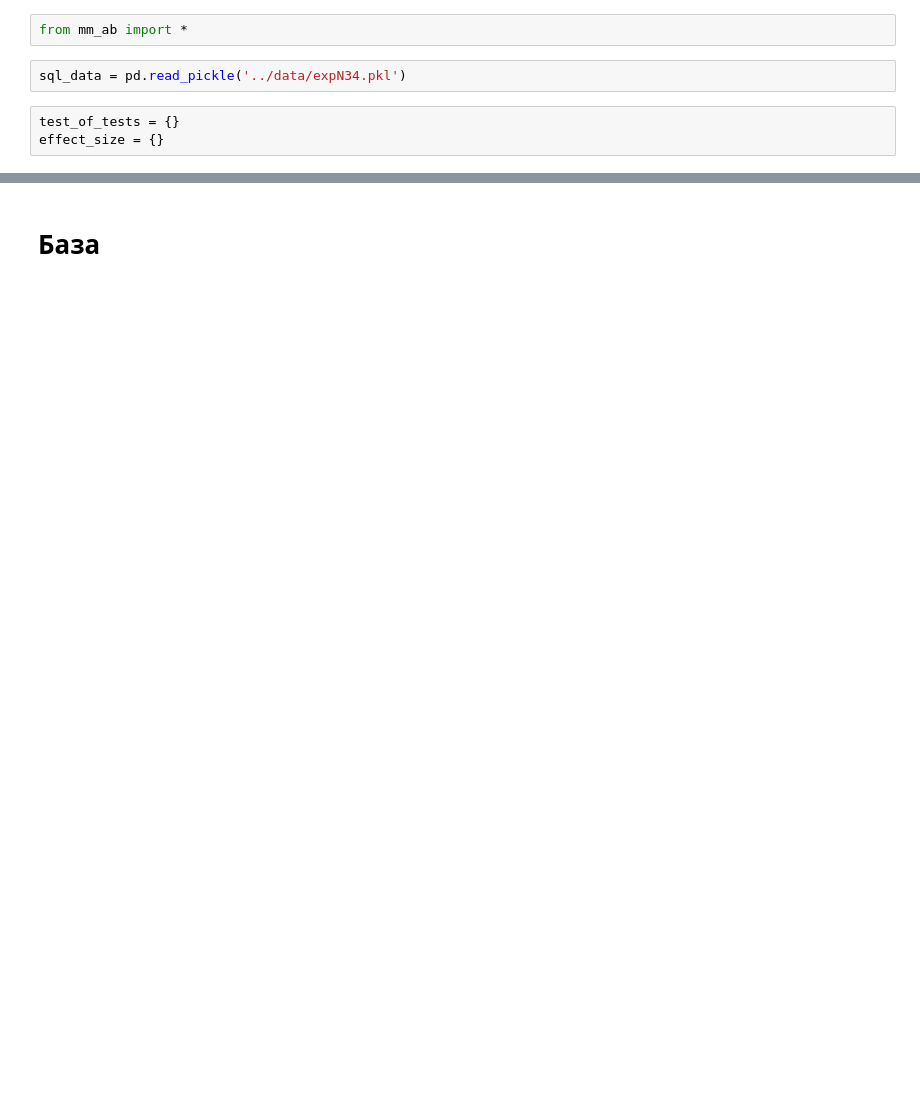
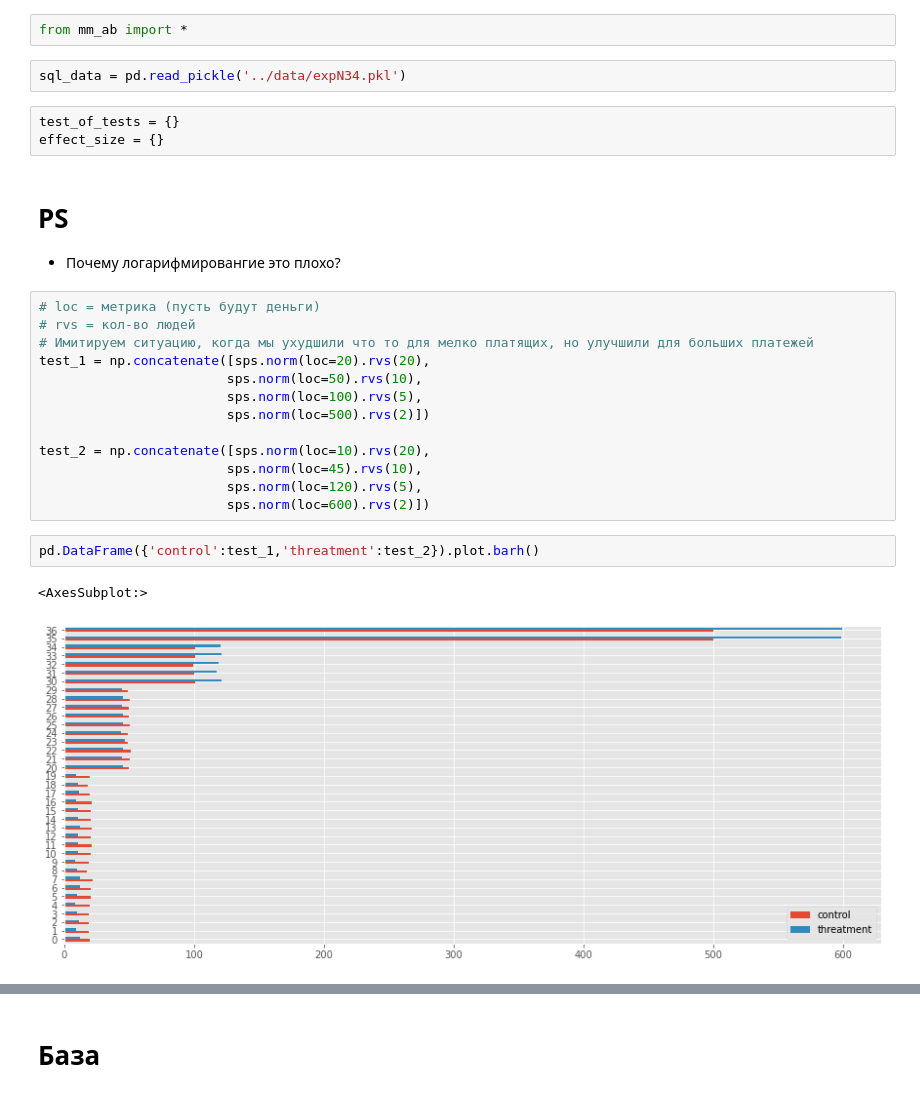
Before and after one commit to charubaiel/ab_utilization, a Jupyter notebook: notebooks/real_case_example.ipynb, the cells around one changed output, grey strips where cells are left out. Saved outputs shown, nothing was run; the diff lists cells and outputs as text; blank space fills up the shorter version.

```diff
--- a/notebooks/real_case_example.ipynb
+++ b/notebooks/real_case_example.ipynb
@@ -5,3 +5,24 @@ sql_data = pd.read_pickle('../data/expN34.pkl')
 # %%
 test_of_tests = {}
 effect_size = {}
+# %% [markdown]
+# PS
+* Почему логарифмировангие это плохо?
+# %%
+# loc = метрика (пусть будут деньги)
+# rvs = кол-во людей
+# Имитируем ситуацию, когда мы ухудшили что то для мелко платящих, но улучшили для больших платежей
+test_1 = np.concatenate([sps.norm(loc=20).rvs(20),
+                        sps.norm(loc=50).rvs(10),
+                        sps.norm(loc=100).rvs(5),
+                        sps.norm(loc=500).rvs(2)])
+
+test_2 = np.concatenate([sps.norm(loc=10).rvs(20),
+                        sps.norm(loc=45).rvs(10),
+                        sps.norm(loc=120).rvs(5),
+                        sps.norm(loc=600).rvs(2)])
+# %%
+pd.DataFrame({'control':test_1,'threatment':test_2}).plot.barh()
+# %% [output]
+<AxesSubplot:>
+[figure, added]
```
Also changed, not shown: parts of 82 cells of this notebook, 3 other files.
